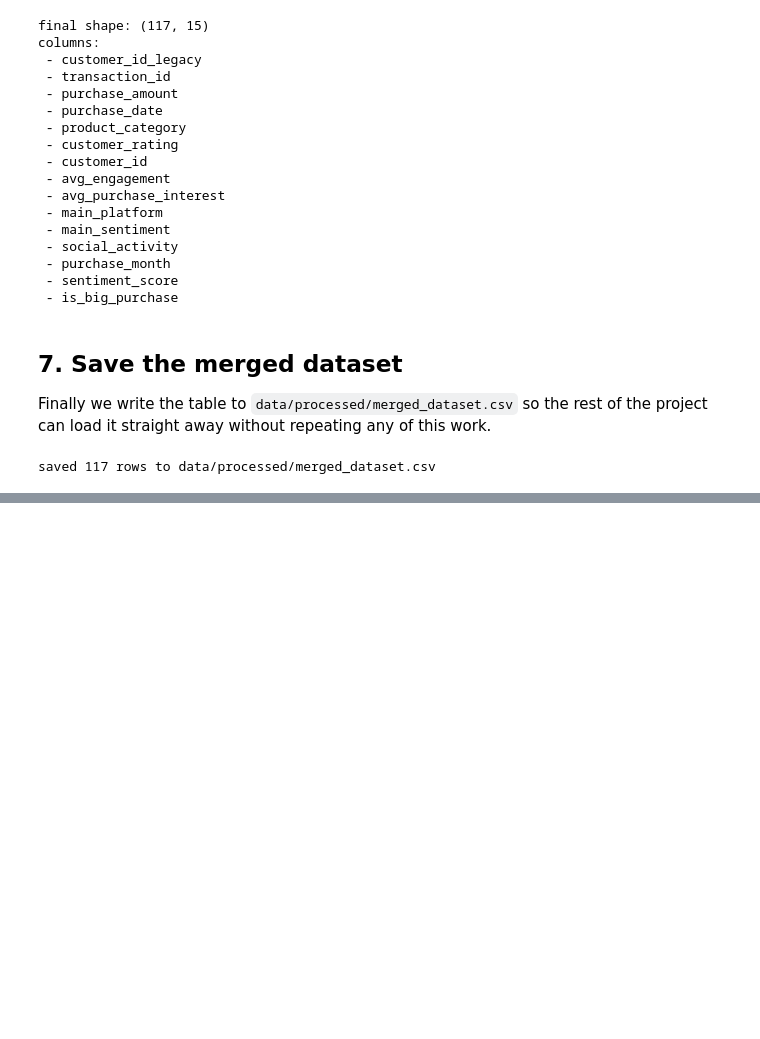
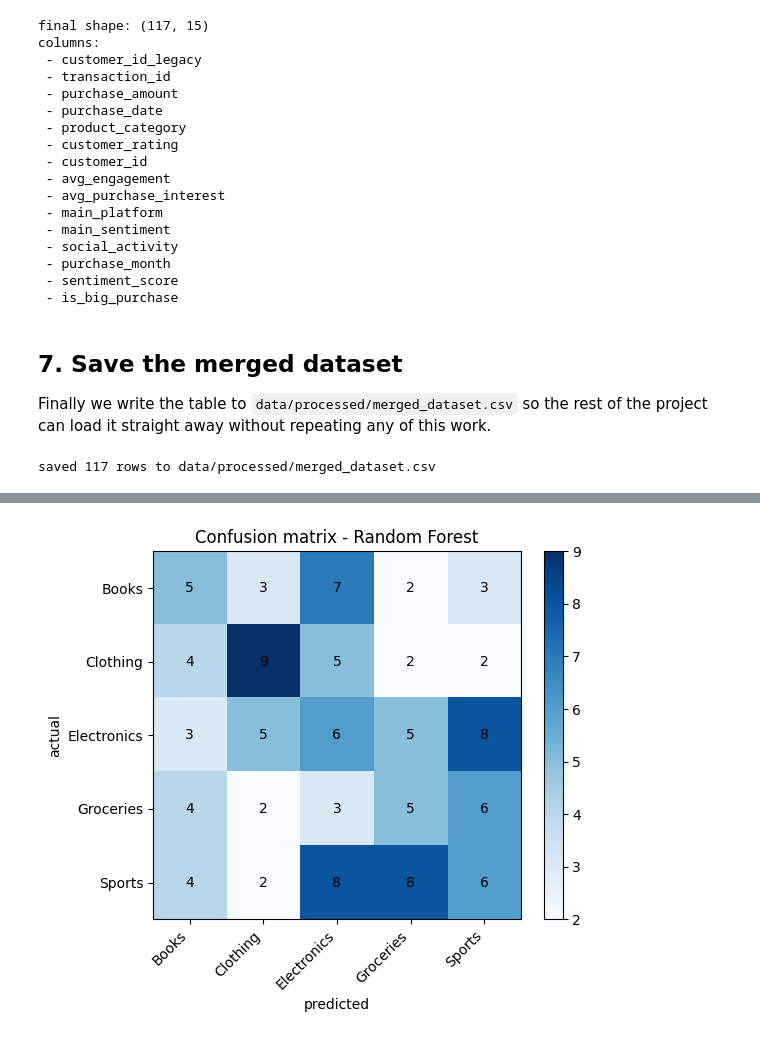
Before and after one commit to mbonikevin/formative_2_data_preprocessing, a Jupyter notebook: notebooks/data_merge.ipynb, the cells around one changed output, grey strips where cells are left out. Cells and saved outputs as stored; diff of their text form; code cells hidden in the pictures; blank space fills up the shorter version.

Commit message:
feat: train and evaluate three multimodal models

```diff
--- a/notebooks/data_merge.ipynb
+++ b/notebooks/data_merge.ipynb
@@ -443,0 +469,15 @@ saved 117 rows to data/processed/merged_dataset.csv
+# %%
+model_df = pd.read_csv('data/processed/merged_dataset.csv')
+
+target = 'product_category'
+drop_cols = ['customer_id_legacy', 'transaction_id', 'customer_id',
+             'purchase_date', 'main_sentiment', target]
+
+y = model_df[target]
+X = model_df.drop(columns=drop_cols)
+X = pd.get_dummies(X, columns=['main_platform'], prefix='platform')
+
+feature_names = list(X.columns)
+print('rows:', X.shape[0], 'features:', X.shape[1])
+print('classes:', sorted(y.unique()))
+X.head()
@@ -443,0 +542,14 @@ saved 117 rows to data/processed/merged_dataset.csv
+# %%
+best_name = results_df['accuracy'].idxmax()
+product_model = candidates[best_name]
+
+y_pred = cross_val_predict(product_model, X, y, cv=cv)
+y_proba = cross_val_predict(product_model, X, y, cv=cv, method='predict_proba')
+
+product_model.fit(X, y)
+
+print('Best model:', best_name)
+print('Accuracy:', round(accuracy_score(y, y_pred), 3))
+print('F1-Score:', round(f1_score(y, y_pred, average='weighted'), 3))
+print('Log Loss:', round(log_loss(y, y_proba, labels=product_model.classes_), 3))
+print(classification_report(y, y_pred, zero_division=0))
@@ -443,0 +581,17 @@ saved 117 rows to data/processed/merged_dataset.csv
+# %%
+classes = product_model.classes_
+cm = confusion_matrix(y, y_pred, labels=classes)
+
+plt.figure(figsize=(6, 5))
+plt.imshow(cm, cmap='Blues')
+plt.colorbar()
+plt.xticks(range(len(classes)), classes, rotation=45, ha='right')
+plt.yticks(range(len(classes)), classes)
+plt.xlabel('predicted'); plt.ylabel('actual')
+plt.title(f'Confusion matrix - {best_name}')
+for i in range(len(classes)):
+    for j in range(len(classes)):
+        plt.text(j, i, cm[i, j], ha='center', va='center')
+plt.tight_layout(); plt.show()
+# %% [output]
+[figure, added]
```
Also changed, not shown: parts of 13 cells of this notebook, 4 other files.
